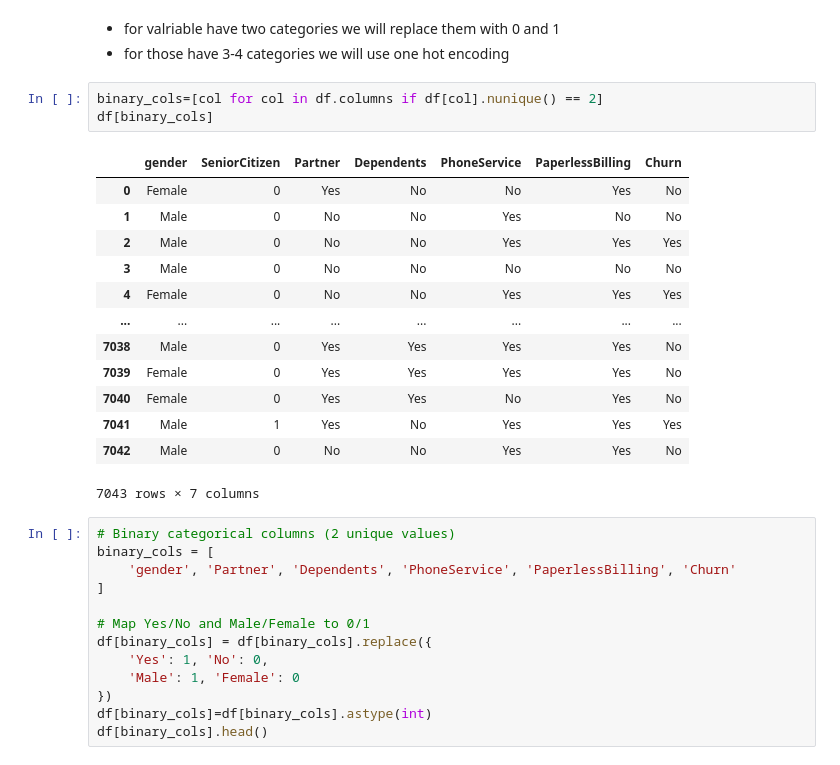
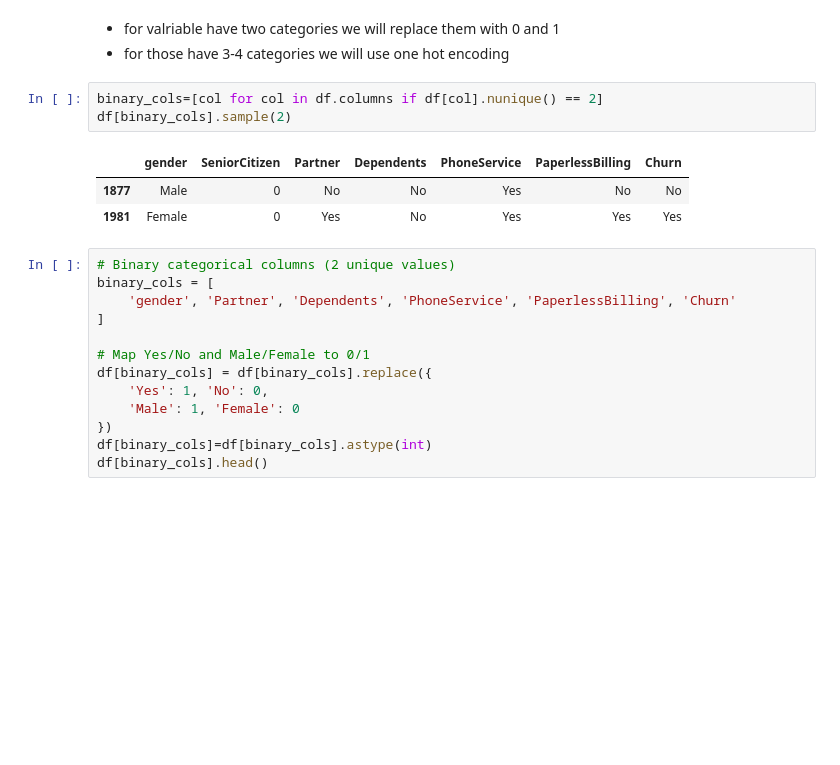
Before and after one commit to zahrahanifehlou/Churn_model, a Jupyter notebook: notebooks/check_data.ipynb, the cells around one changed output. Saved outputs shown, nothing was run; the diff lists cells and outputs as text; blank space fills up the shorter version.

```diff
--- a/notebooks/check_data.ipynb
+++ b/notebooks/check_data.ipynb
@@ -90,21 +51,11 @@ df.describe(include='all')
 - for those have 3-4 categories we will use one hot encoding
 # %%
 binary_cols=[col for col in df.columns if df[col].nunique() == 2]
-df[binary_cols]
+df[binary_cols].sample(2)
 # %% [output]
 |  | gender | SeniorCitizen | Partner | Dependents | PhoneService | PaperlessBilling | Churn |
-| 0 | Female | 0 | Yes | No | No | Yes | No |
-| 1 | Male | 0 | No | No | Yes | No | No |
-| 2 | Male | 0 | No | No | Yes | Yes | Yes |
-| 3 | Male | 0 | No | No | No | No | No |
-| 4 | Female | 0 | No | No | Yes | Yes | Yes |
-| ... | ... | ... | ... | ... | ... | ... | ... |
-| 7038 | Male | 0 | Yes | Yes | Yes | Yes | No |
-| 7039 | Female | 0 | Yes | Yes | Yes | Yes | No |
-| 7040 | Female | 0 | Yes | Yes | No | Yes | No |
-| 7041 | Male | 1 | Yes | No | Yes | Yes | Yes |
-| 7042 | Male | 0 | No | No | Yes | Yes | No |
+| 1877 | Male | 0 | No | No | Yes | No | No |
+| 1981 | Female | 0 | Yes | No | Yes | Yes | Yes |
-7043 rows × 7 columns
 # %%
 # Binary categorical columns (2 unique values)
 binary_cols = [
```
Also changed, not shown: parts of 31 cells of this notebook, 39 other files.
